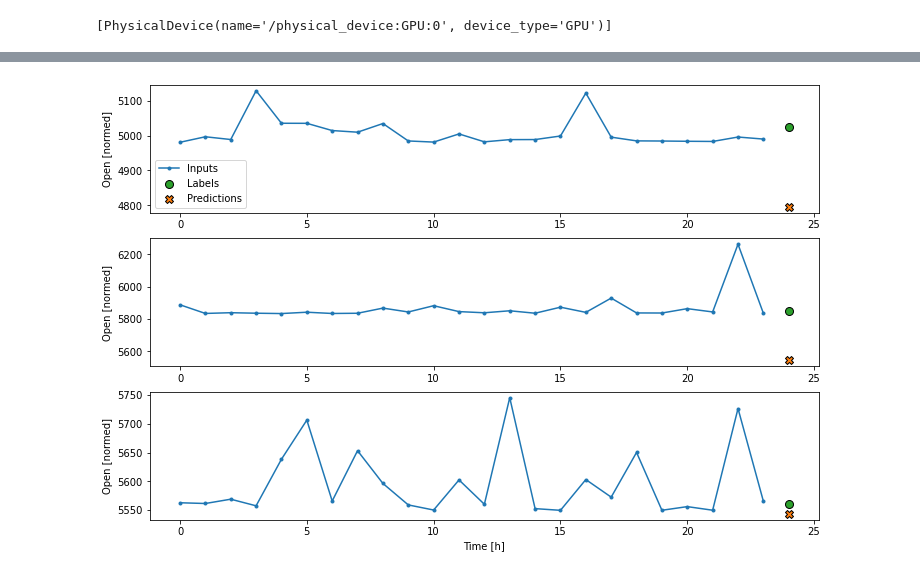
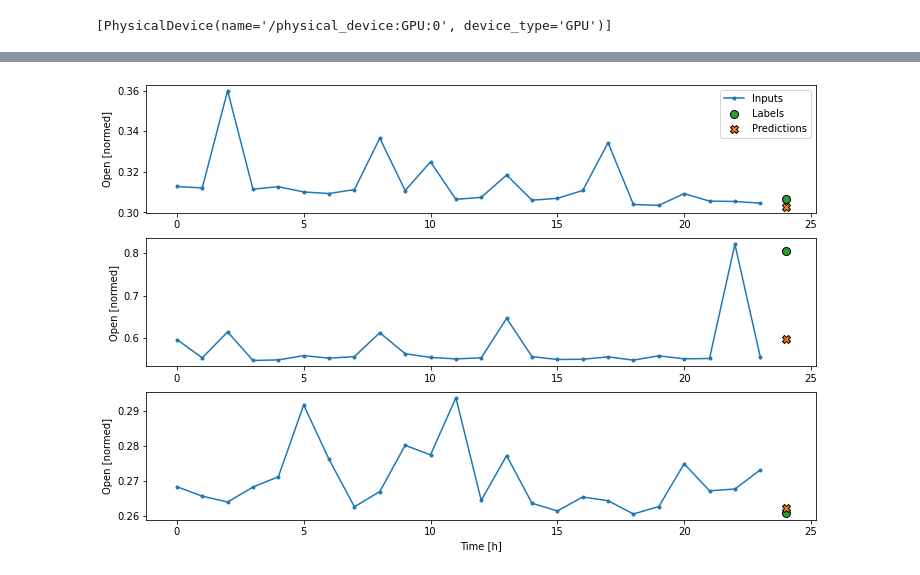
Before and after one commit to icculp/holbertonschool-machine_learning, a Jupyter notebook: supervised_learning/0x0E-time_series/foreast_bitcoin_v2.ipynb, the cells around one changed output, grey strips where cells are left out. Drawn from its saved outputs; the diff is of its cells as text; code cells hidden in the pictures.

Commit message:
renormalizing data, skipping 10 minute intervals to speed up training

```diff
--- a/supervised_learning/0x0E-time_series/foreast_bitcoin_v2.ipynb
+++ b/supervised_learning/0x0E-time_series/foreast_bitcoin_v2.ipynb
@@ -8,6 +8,7 @@ import matplotlib.pyplot as plt
 from sklearn.decomposition import PCA
 # %%
 df = pd.read_csv('coinbase.csv')
+df = df[::10]
 print(df.head)
 print(df.columns)
 columns = df.columns
@@ -50,7 +51,7 @@ Name: Timestamp, Length: 1990691, dtype: datetime64[ns]
 # %%
 ''' perform dimensionality reduction using PCA '''
 pca = PCA(n_components=2, svd_solver='full')
-df = pd.DataFrame(pca.fit_transform(df), columns=columns[:2])
+df = pd.DataFrame(pca.fit_transform(df), columns=columns[0:2])
 # %%
 column_indices = {name: i for i, name in enumerate(df.columns)}
 
@@ -60,3 +61,10 @@ val_df = df[int(n*0.7):int(n*0.9)]
 test_df = df[int(n*0.9):]
 
 num_features = df.shape[1]
+# %%
+train_mean = train_df.mean()
+train_std = train_df.std()
+
+train_df = (train_df - train_mean) / train_std
+val_df = (val_df - train_mean) / train_std
+test_df = (test_df - train_mean) / train_std
@@ -211,7 +225,7 @@ Label column name(s): ['Open']
 # %%
 lstm_model = tf.keras.models.Sequential([
     # Shape [batch, time, features] => [batch, time, lstm_units]
-    tf.keras.layers.LSTM(24, return_sequences=False),
+    tf.keras.layers.LSTM(32, return_sequences=False),
     # Shape => [batch, time, features]
     tf.keras.layers.Dense(units=1)
 ])
@@ -269,4 +275,5 @@ Epoch 10/10
 # %%
+ ''' normalized output predictions '''
  wide_window.plot(lstm_model)
 # %% [output]
-[figure, old version]
+[figure, new version]
```
Also changed, not shown: parts of 5 cells of this notebook.
